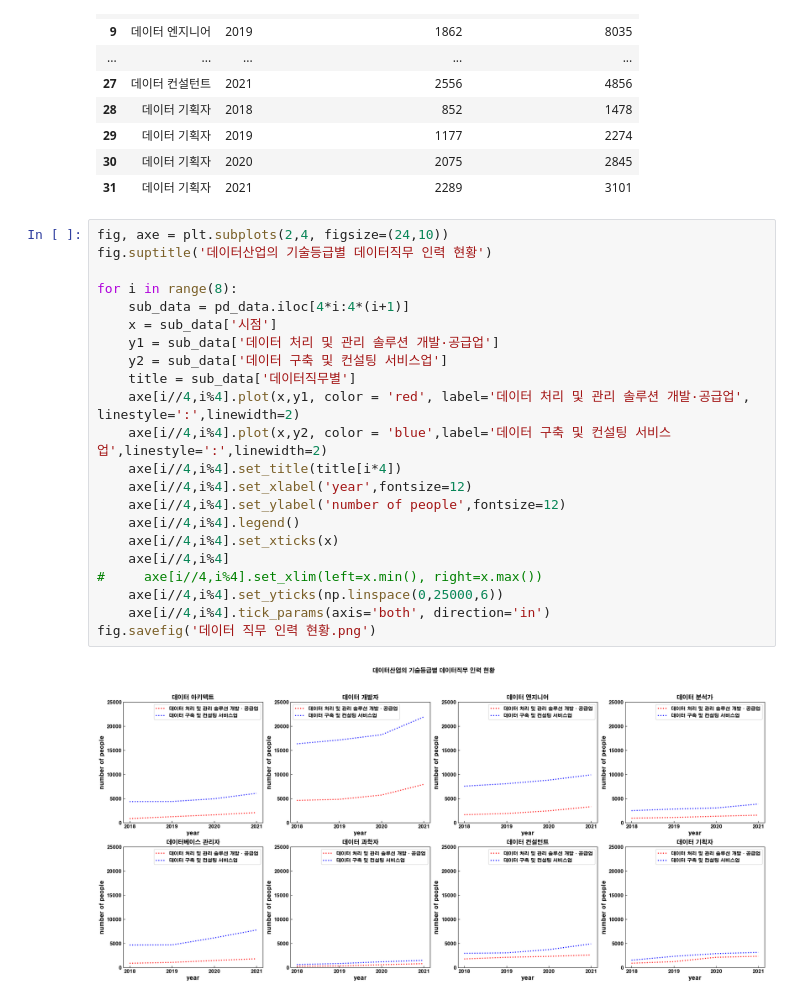
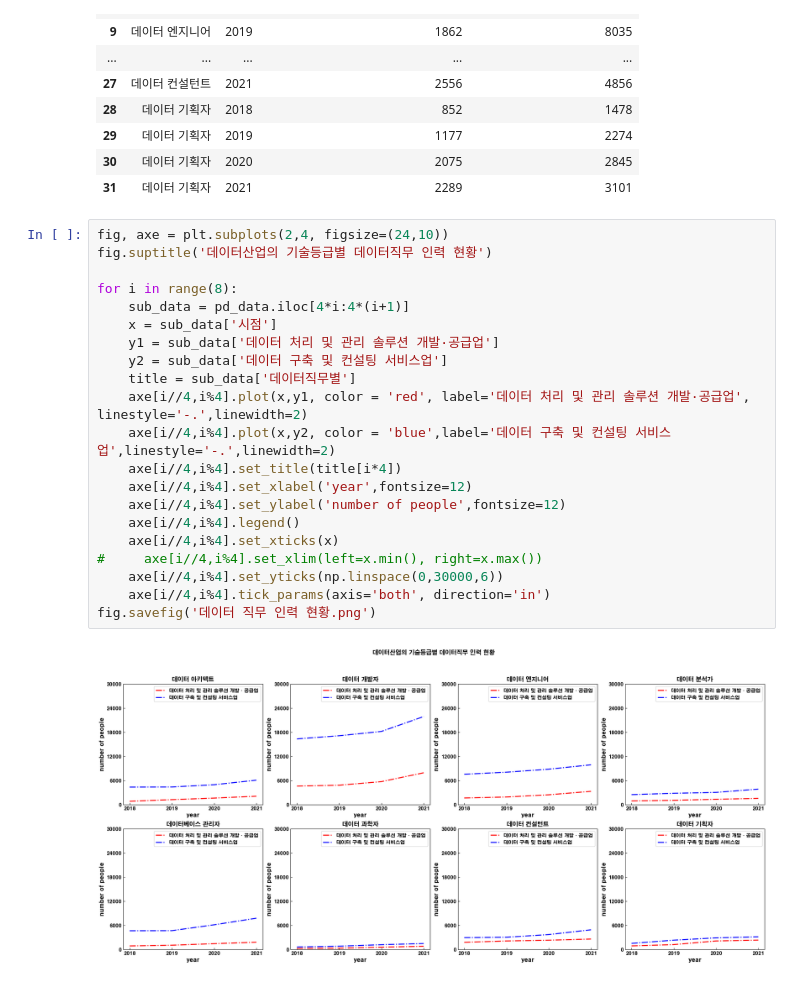
Before and after one commit to theif45/AWS_Study_jonghyun_202212, a Jupyter notebook: python/23day/Day23_data_work.ipynb, the cells around one changed output. Saved outputs shown, nothing was run; the diff lists cells and outputs as text.

```diff
--- a/python/23day/Day23_data_work.ipynb
+++ b/python/23day/Day23_data_work.ipynb
@@ -49,24 +49,23 @@ pd_data
 # %%
 fig, axe = plt.subplots(2,4, figsize=(24,10))
 fig.suptitle('데이터산업의 기술등급별 데이터직무 인력 현황')
 
 for i in range(8):
     sub_data = pd_data.iloc[4*i:4*(i+1)]
     x = sub_data['시점']
     y1 = sub_data['데이터 처리 및 관리 솔루션 개발·공급업']
     y2 = sub_data['데이터 구축 및 컨설팅 서비스업']
     title = sub_data['데이터직무별']
-    axe[i//4,i%4].plot(x,y1, color = 'red', label='데이터 처리 및 관리 솔루션 개발·공급업', linestyle=':',linewidth=2)
-    axe[i//4,i%4].plot(x,y2, color = 'blue',label='데이터 구축 및 컨설팅 서비스업',linestyle=':',linewidth=2)
+    axe[i//4,i%4].plot(x,y1, color = 'red', label='데이터 처리 및 관리 솔루션 개발·공급업', linestyle='-.',linewidth=2)
+    axe[i//4,i%4].plot(x,y2, color = 'blue',label='데이터 구축 및 컨설팅 서비스업',linestyle='-.',linewidth=2)
     axe[i//4,i%4].set_title(title[i*4])
     axe[i//4,i%4].set_xlabel('year',fontsize=12)
     axe[i//4,i%4].set_ylabel('number of people',fontsize=12)
     axe[i//4,i%4].legend()
     axe[i//4,i%4].set_xticks(x)
-    axe[i//4,i%4]
 #     axe[i//4,i%4].set_xlim(left=x.min(), right=x.max())
-    axe[i//4,i%4].set_yticks(np.linspace(0,25000,6))
+    axe[i//4,i%4].set_yticks(np.linspace(0,30000,6))
     axe[i//4,i%4].tick_params(axis='both', direction='in')
 fig.savefig('데이터 직무 인력 현황.png')
 # %% [output]
-[figure, old version]
+[figure, new version]
```
Also changed, not shown: 12 other files.
